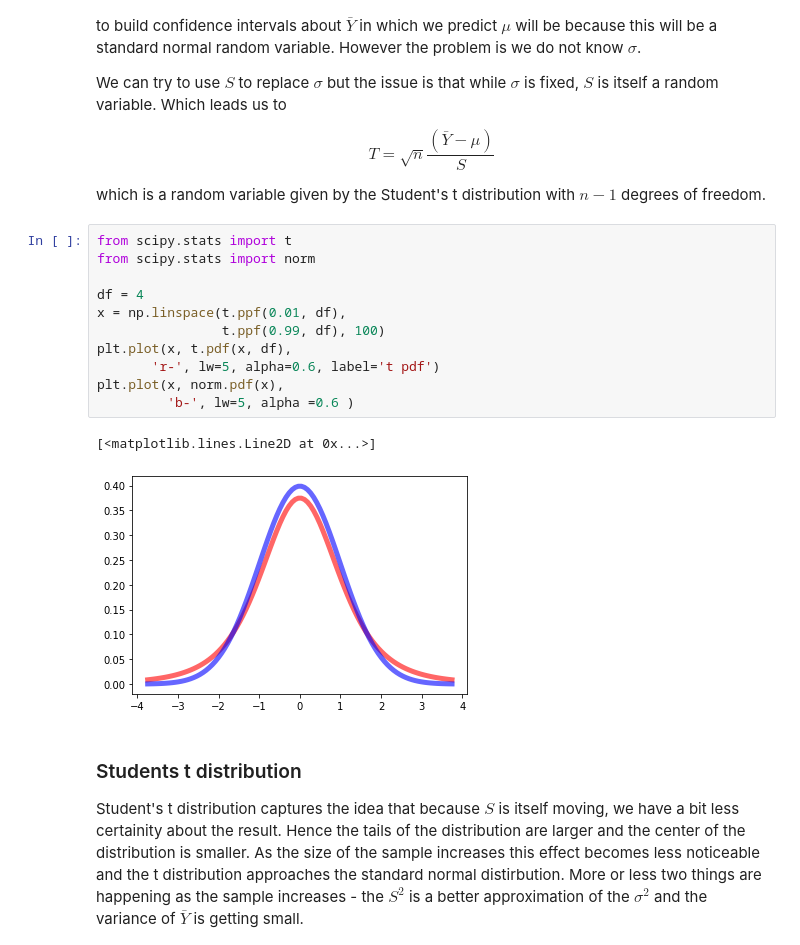
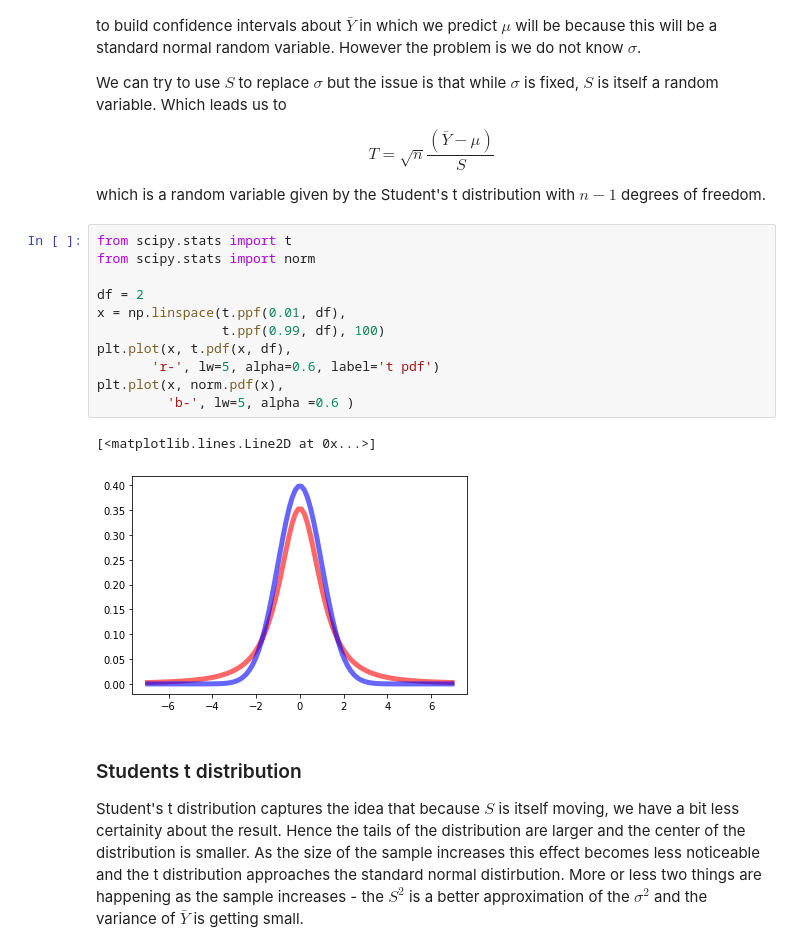
Before and after one commit to virgilpierce/MATH_351, a Jupyter notebook: 3-9 Students t Distribution.ipynb, the cells around one changed output. Cells and saved outputs as stored; diff of their text form.

```diff
--- a/3-9 Students t Distribution.ipynb
+++ b/3-9 Students t Distribution.ipynb
@@ -36,17 +36,17 @@ which is a random variable given by the Student's t distribution with $n-1$ degr
 # %%
 from scipy.stats import t
 from scipy.stats import norm
 
-df = 4
+df = 2
 x = np.linspace(t.ppf(0.01, df),
                 t.ppf(0.99, df), 100)
 plt.plot(x, t.pdf(x, df),
        'r-', lw=5, alpha=0.6, label='t pdf')
 plt.plot(x, norm.pdf(x),
          'b-', lw=5, alpha =0.6 )
 # %% [output]
 [<matplotlib.lines.Line2D at 0x...>]
-[figure, old version]
+[figure, new version]
 # %% [markdown]
 ### Students t distribution
 
```
Also changed, not shown: parts of 9 cells of this notebook.
